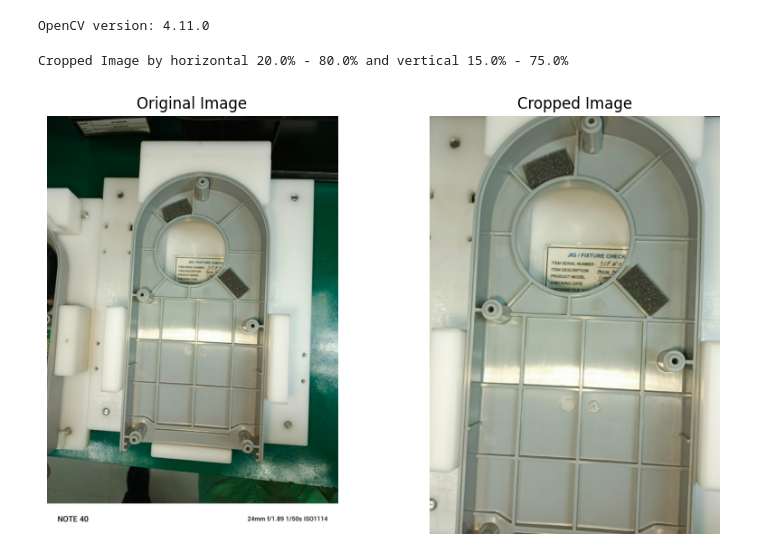
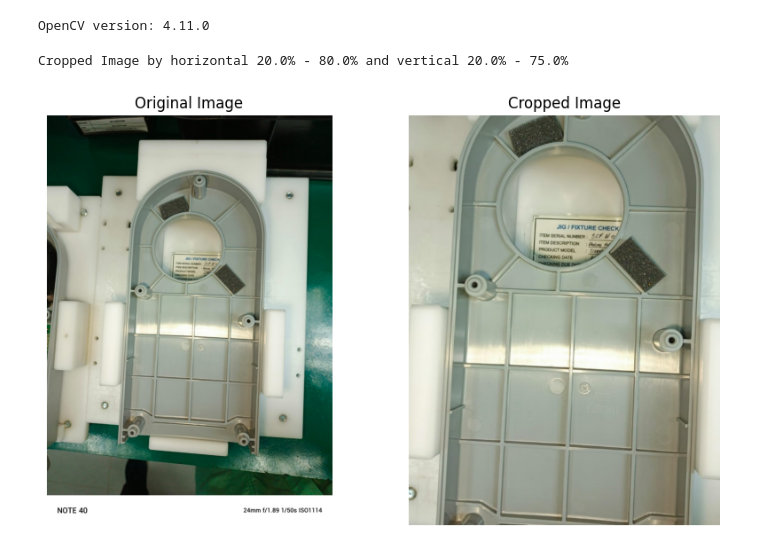
Before and after one commit to Muhammad-Yunus/OpenCV-ObjectAnalysis-Learn, a Jupyter notebook: SpecialCase/deteksi_sponse_hitam.ipynb, the cells around one changed output. Saved outputs shown, nothing was run; the diff lists cells and outputs as text; code cells hidden in the pictures.

```diff
--- a/SpecialCase/deteksi_sponse_hitam.ipynb
+++ b/SpecialCase/deteksi_sponse_hitam.ipynb
@@ -12,36 +12,36 @@ original_img = cv2.imread("object_ok.jpeg")  # Replace with your image file
 
 # Get the image dimensions
 h, w, __ = original_img.shape
 
 # Crop the image
 
 crop_x0 = 0.2 #`20% padding from left`
 crop_xt = 0.8 #`20% padding from right`
-crop_y0 = 0.15 #`15% padding from top`
+crop_y0 = 0.20 #`20% padding from top`
 crop_yt = 0.75 #`25% padding from bottom`
 
 print(f"Cropped Image by horizontal {crop_x0*100}% - {crop_xt*100}% and vertical {crop_y0*100}% - {crop_yt*100}%")
 
 img = original_img[int(h * crop_y0) : int(h * crop_yt), int(w * crop_x0) : int(w * crop_xt)]
 
 
 # display the image
 plt.figure(figsize=(10,6))
 
 plt.subplot(1, 2, 1)
 plt.imshow(original_img[:,:,::-1])
 plt.title("Original Image")
 plt.axis("off")
 
 plt.subplot(1, 2, 2)
 plt.imshow(img[:,:,::-1])
 plt.title("Cropped Image")
 plt.axis("off")
 
 plt.show()
 # %% [output]
-Cropped Image by horizontal 20.0% - 80.0% and vertical 15.0% - 75.0%
+Cropped Image by horizontal 20.0% - 80.0% and vertical 20.0% - 75.0%
-[figure, old version]
+[figure, new version]
 # %%
 gray = cv2.cvtColor(img, cv2.COLOR_BGR2GRAY)
 
```
Also changed, not shown: parts of 2 cells of this notebook.
